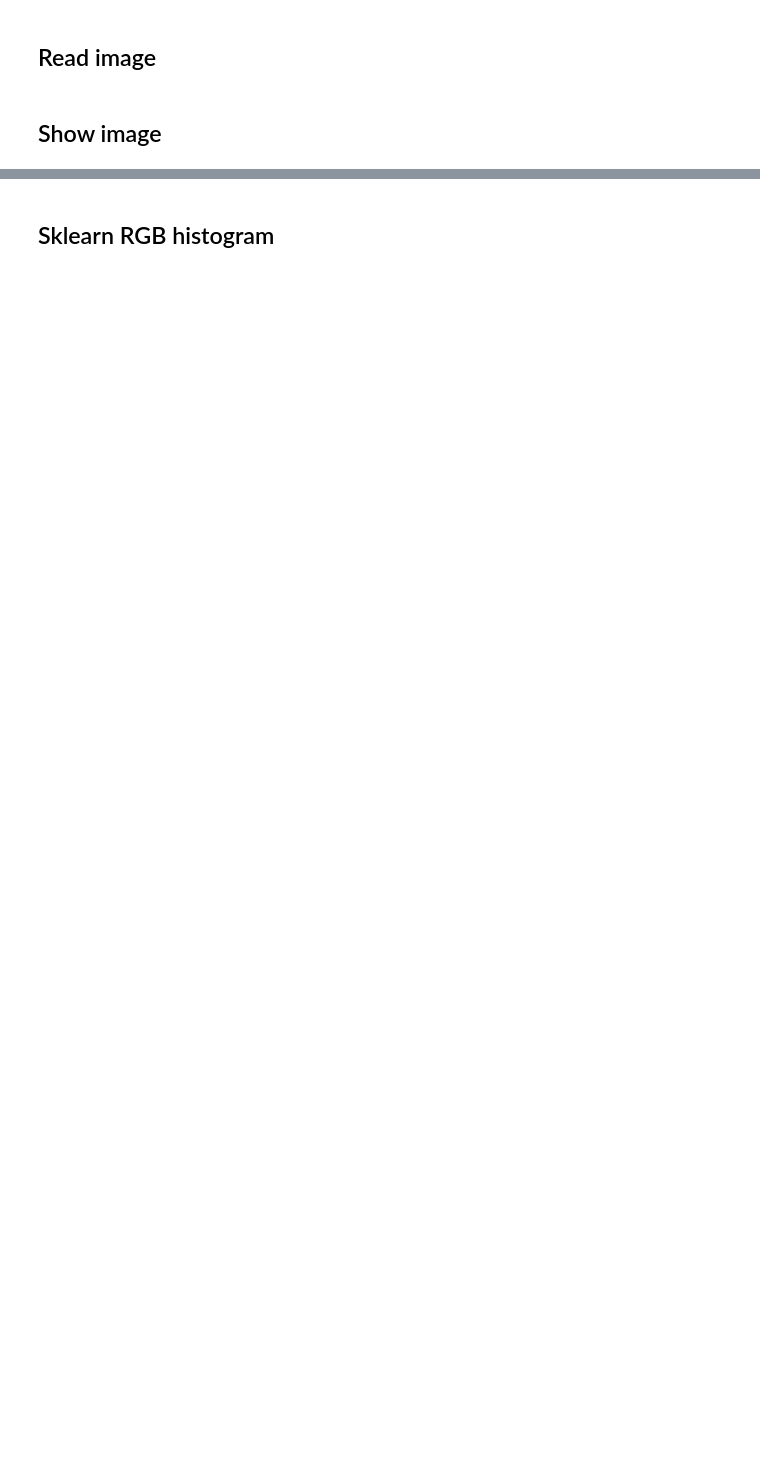
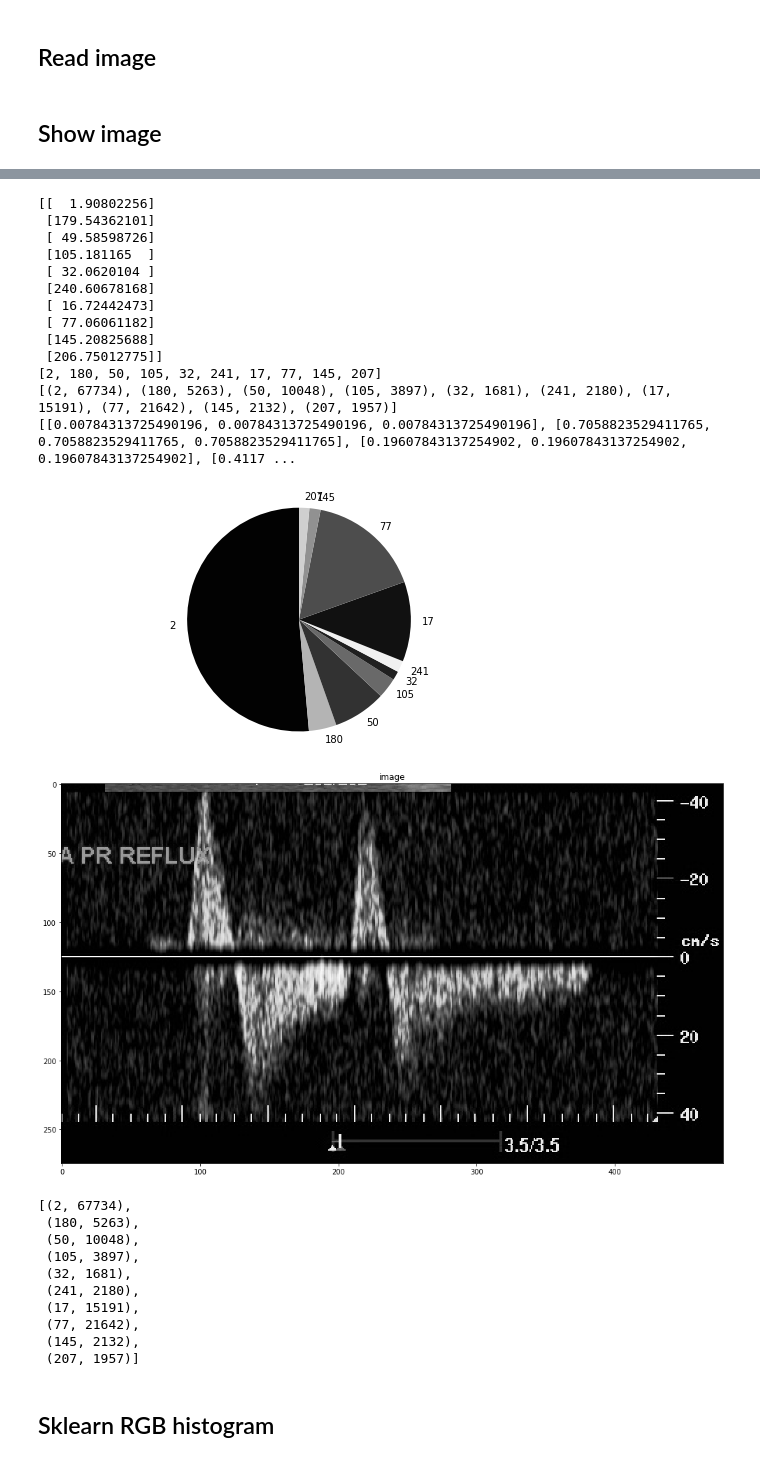
Before and after one commit to mscibxablach/FeaturesExtractionNotebook, a Jupyter notebook: Most dominant colors.ipynb, the cells around one changed output, grey strips where cells are left out. Cells and saved outputs as stored; diff of their text form; code cells hidden in the pictures; blank space fills up the shorter version.

```diff
--- a/Most dominant colors.ipynb
+++ b/Most dominant colors.ipynb
@@ -28,3 +39,58 @@ def show_image(title, image):
+# %%
+def sklearn_grayscale_histogram(image):
+    image = image.copy()
+    image = cv2.cvtColor(image, cv2.COLOR_BGR2GRAY)
+    image_array = np.array(image)
+    image_vector = image_array.reshape((-1, 1))
+    model = KMeans(n_clusters=10)
+    labels = model.fit_predict(image_vector)
+    label_counts = Counter(labels)
+    total_count = sum(label_counts.values())
+    print(model.cluster_centers_)
+    colors = [int(round(color[0])) for color in model.cluster_centers_]
+    print(colors)
+#     ## maybe different coversion is needed because centers are float
+#     colors = [[int(center[0]), int(center[1]), int(center[2])] for center in model.cluster_centers_]
+    occurences = label_counts.values()
+    result = list(zip(colors, list(occurences)))
+    print(result)
+
+    rgb_colors = [[color / 255, color / 255, color / 255] for color in colors]
+    print(rgb_colors)
+    plt.subplot(222)
+    plt.pie(label_counts.values(), labels=colors, colors=rgb_colors, startangle=90)
+    plt.axis('equal')
+    plt.show()
+    show_image('image', image)
+    return result
+image = read_image('Photos/43.jpg')
+sklearn_grayscale_histogram(image)
+# %% [output]
+[[  1.90802256]
+ [179.54362101]
+ [ 49.58598726]
+ [105.181165  ]
+ [ 32.0620104 ]
+ [240.60678168]
+ [ 16.72442473]
+ [ 77.06061182]
+ [145.20825688]
+ [206.75012775]]
+[2, 180, 50, 105, 32, 241, 17, 77, 145, 207]
+[(2, 67734), (180, 5263), (50, 10048), (105, 3897), (32, 1681), (241, 2180), (17, 15191), (77, 21642), (145, 2132), (207, 1957)]
+[[0.00784313725490196, 0.00784313725490196, 0.00784313725490196], [0.7058823529411765, 0.7058823529411765, 0.7058823529411765], [0.19607843137254902, 0.19607843137254902, 0.19607843137254902], [0.4117 ...
+[figure, added]
+[figure, added]
+[(2, 67734),
+ (180, 5263),
+ (50, 10048),
+ (105, 3897),
+ (32, 1681),
+ (241, 2180),
+ (17, 15191),
+ (77, 21642),
+ (145, 2132),
+ (207, 1957)]
 # %% [markdown]
 ## Sklearn RGB histogram
 # %%
```
Also changed, not shown: parts of 7 cells of this notebook, 1 other file.
